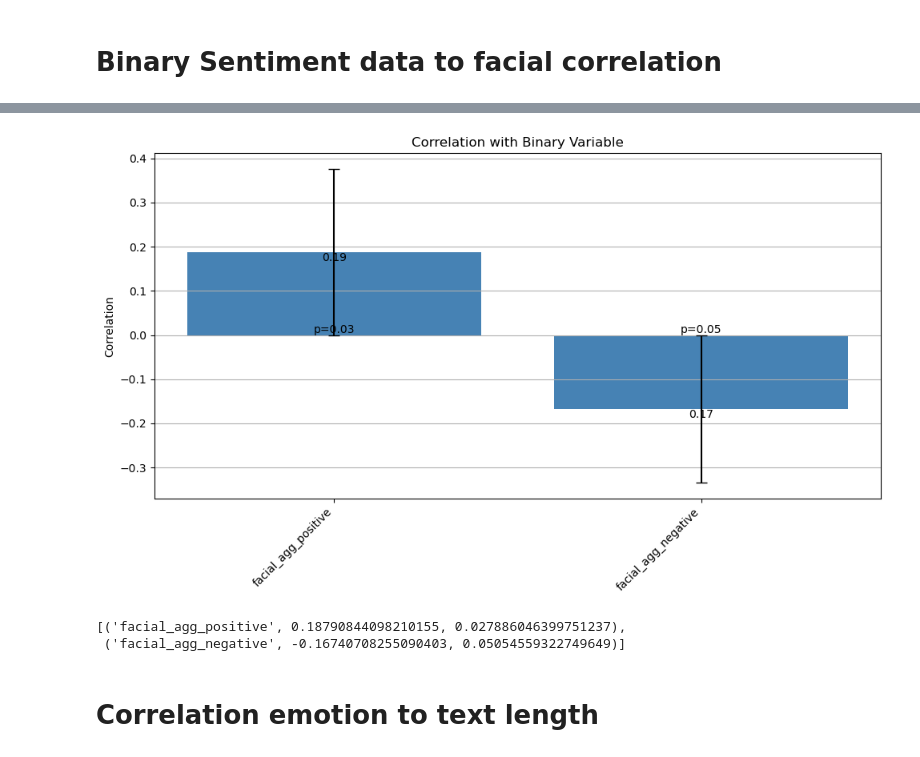
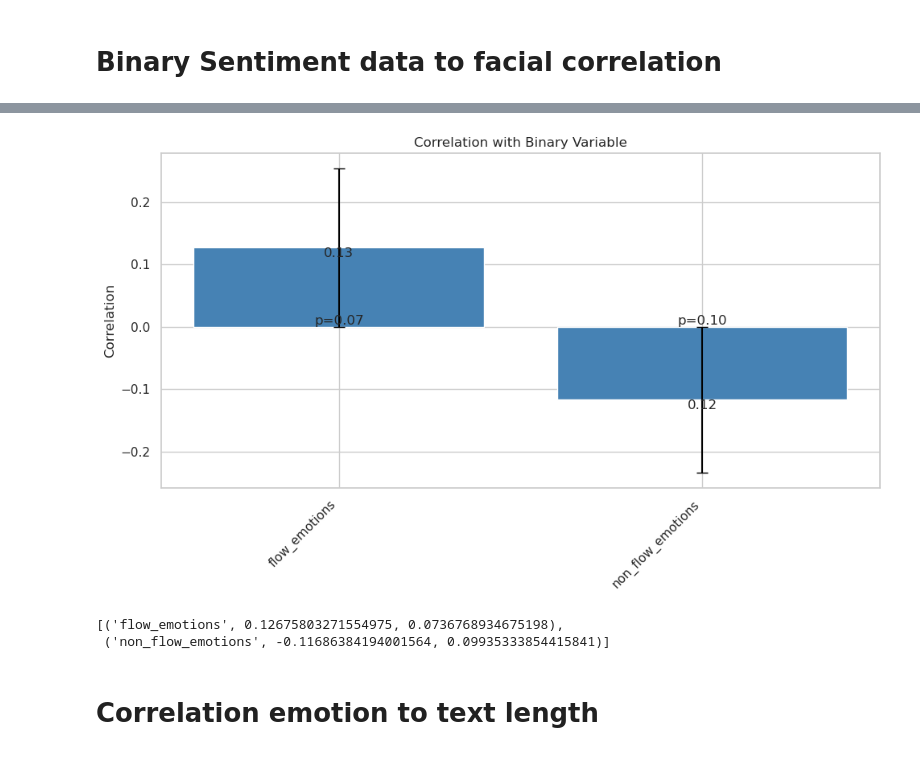
Before and after one commit to RavenRudi/coin_jazz, a Jupyter notebook: notebooks/rq2_correlations.ipynb, the cells around one changed output, grey strips where cells are left out. Saved outputs shown, nothing was run; the diff lists cells and outputs as text; code cells hidden in the pictures.

```diff
--- a/notebooks/rq2_correlations.ipynb
+++ b/notebooks/rq2_correlations.ipynb
@@ -216,20 +216,20 @@ df_facial_band_morning = pd.read_csv('../data/hume/processed/Funk_band_morning.c
 df_text_band_morning = pd.read_csv('../data/emotion_from_transcript/binary_sentiment/JFBB_Jazz_Funk_morning_video20230419101818 Luis Cal García.csv', index_col=0)
 df_band_morning = facial_to_text_up_to_next_start_merge(df_facial_band_morning, df_text_band_morning)
 
-# df_facial_band_afternoon = pd.read_csv('../data/hume/processed/Funk_band_afternoon.csv', index_col=0)
+df_facial_band_afternoon = pd.read_csv('../data/hume/processed/Funk_band_afternoon.csv', index_col=0)
 df_text_band_afternoon = pd.read_csv('../data/emotion_from_transcript/binary_sentiment/JFBB_Jazz_Funk_afternoon_video20230419143359 Luis Cal García.csv', index_col=0)
-# df_band_afternoon = facial_to_text_up_to_next_start_merge(df_facial_band_afternoon, df_text_band_afternoon)
+df_band_afternoon = facial_to_text_up_to_next_start_merge(df_facial_band_afternoon, df_text_band_afternoon)
 
 df_facial_rhythm_morning = pd.read_csv('../data/hume/processed/Funk_rhythm_morning.csv', index_col=0)
 df_text_rhythm_morning = pd.read_csv('../data/emotion_from_transcript/binary_sentiment/JFBB_Rhythm_Section_Day1_Morning Thomas.csv', index_col=0)
 df_rhythm_morning = facial_to_text_up_to_next_start_merge(df_facial_rhythm_morning, df_text_rhythm_morning)
 
 
-# df_facial_rhythm_afternoon = pd.read_csv('../data/hume/processed/Funk_rhythm_afternoon.csv', index_col=0)
+df_facial_rhythm_afternoon = pd.read_csv('../data/hume/processed/Funk_rhythm_afternoon.csv', index_col=0)
 df_text_rhythm_afternoon = pd.read_csv('../data/emotion_from_transcript/binary_sentiment/JFBB_Rhythm_Section_Day1_Afternoon Thomas.csv', index_col=0)
-# df_rhythm_afternoon = facial_to_text_up_to_next_start_merge(df_facial_rhythm_afternoon, df_text_rhythm_afternoon)
+df_rhythm_afternoon = facial_to_text_up_to_next_start_merge(df_facial_rhythm_afternoon, df_text_rhythm_afternoon)
 
-df_merged = pd.concat([df_vocals_morning, df_vocals_afternoon, df_band_morning, df_rhythm_morning])
+df_merged = pd.concat([df_vocals_morning, df_vocals_afternoon, df_band_morning,df_band_afternoon, df_rhythm_morning, df_rhythm_afternoon])
 df_merged
 # %% [output]
 |  | segment_id | start | end | positive | negative | start_next | facial_anger | facial_disgust | ... |
@@ -258,0 +259,26 @@ get_correlations_with_binary(df_merged, 'positive', ['facial_anger','facial_disg
+# %%
+import seaborn as sns
+
+sns.set_theme(style="whitegrid")
+
+# Create a list of facial features
+features = ['positive','facial_anger', 'facial_disgust', 'facial_fear', 'facial_joy', 'facial_sadness', 'facial_surprise', 'facial_neutral']
+melted = df_merged[features].copy()
+melted.columns= ['positive','anger', 'disgust', 'fear', 'joy', 'sadness', 'surprise', 'neutral']
+melted = pd.melt(melted, id_vars='positive')
+melted['positive'] = ['positive' if val == 1 else 'negative' for val in melted['positive']]
+# Draw a nested violinplot and split the violins for easier comparison
+sns.violinplot(data=melted, x="variable", y="value", hue="positive",
+               split=True, linewidth=1)
+
+# Set labels and title
+plt.xlabel('Facial Emotion')
+plt.ylabel('Predicted Strength Emotion')
+plt.title('Distribution of Facial Emotions with respect to Sentiment')
+plt.legend(title='Sentiment')
+
+# Remove the left spine
+# sns.despine(left=True)
+
+# Show the plot
+plt.show()
@@ -259,14 +287,16 @@ get_correlations_with_binary(df_merged, 'positive', ['facial_anger','facial_disg
 # %%
+flow_emotions = ['facial_joy', 'facial_fear', 'facial_surprise']
+non_flow =['facial_neutral', 'facial_sadness', 'facial_anger']
 df_merged_cleaned = df_merged.drop(['segment_id', 'start', 'end', 'negative'], axis=1)
 df_merged_cleaned=df_merged_cleaned.dropna(axis=0)
 df_merged_cleaned
-df_merged_cleaned['facial_agg_positive'] = df_merged_cleaned[['facial_surprise','facial_joy']].mean(axis=1)
-df_merged_cleaned['facial_agg_negative'] = df_merged_cleaned[['facial_anger', 'facial_disgust','facial_fear', 'facial_sadness']].mean(axis=1)
-get_correlations_with_binary(df_merged_cleaned, 'positive', ['facial_agg_positive','facial_agg_negative'])
+df_merged_cleaned['flow_emotions'] = df_merged_cleaned[flow_emotions].mean(axis=1)
+df_merged_cleaned['non_flow_emotions'] = df_merged_cleaned[non_flow].mean(axis=1)
+get_correlations_with_binary(df_merged_cleaned, 'positive', ['flow_emotions','non_flow_emotions'])
 # %% [output]
-[figure, old version]
+[figure, new version]
-[('facial_agg_positive', 0.18790844098210155, 0.027886046399751237),
- ('facial_agg_negative', -0.16740708255090403, 0.05054559322749649)]
+[('flow_emotions', 0.12675803271554975, 0.0736768934675198),
+ ('non_flow_emotions', -0.11686384194001564, 0.09935333854415841)]
 # %% [markdown]
 # Correlation emotion to text length
 # %%
```
Also changed, not shown: parts of 9 cells of this notebook, 56 other files.
